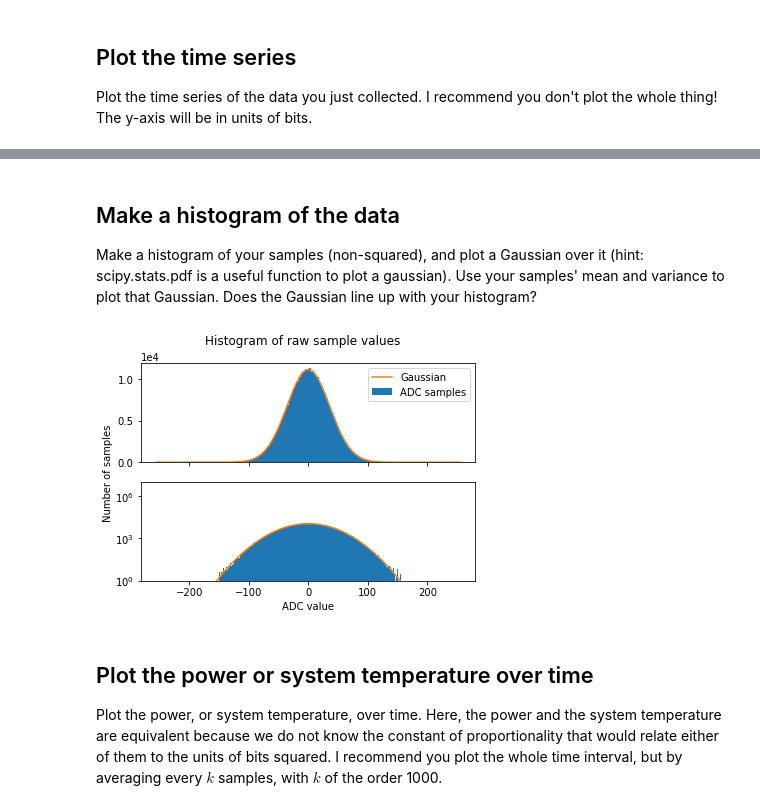
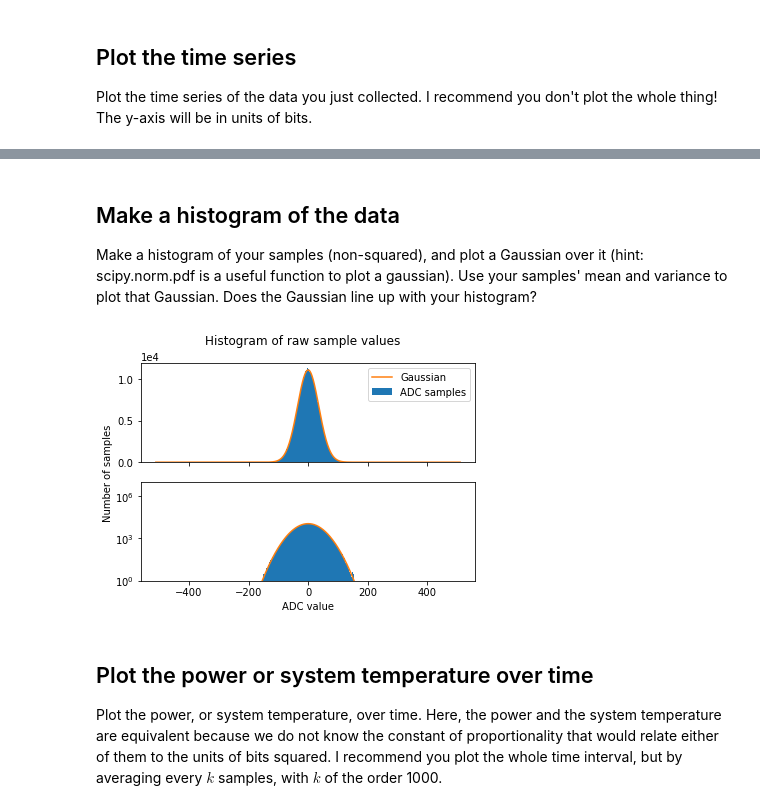
Before and after one commit to vincentmackay/DIVSS2021_Radio_sols, a Jupyter notebook: workshop_1_sol/Workshop 1 - Solutions.ipynb, the cells around one changed output, grey strips where cells are left out. Saved outputs shown, nothing was run; the diff lists cells and outputs as text; code cells hidden in the pictures.

```diff
--- a/workshop_1_sol/Workshop 1 - Solutions.ipynb
+++ b/workshop_1_sol/Workshop 1 - Solutions.ipynb
@@ -74,24 +74,24 @@ Text(0, 0.5, 'Mean subtracted ADC value (bits)')
 # %% [markdown]
 ## Make a histogram of the data
 
-Make a histogram of your samples (non-squared), and plot a Gaussian over it (hint: scipy.stats.pdf is a useful function to plot a gaussian). Use your samples' mean and variance to plot that Gaussian. Does the Gaussian line up with your histogram?
+Make a histogram of your samples (non-squared), and plot a Gaussian over it (hint: scipy.norm.pdf is a useful function to plot a gaussian). Use your samples' mean and variance to plot that Gaussian. Does the Gaussian line up with your histogram?
 # %%
 fig,ax = plt.subplots(2,1,sharex=True)
-x = np.arange(-2**8,2**8,1)
+x = np.arange(-2**9,2**9,1)
 ax[0].hist(data,bins = x, label = 'ADC samples');
 ax[0].plot(x,st.norm.pdf(x-data.mean(),scale=data.var() ** 0.5) * n_samples, label = 'Gaussian')
 ax[0].ticklabel_format(style='sci', axis='y', scilimits=(0,0))
 ax[0].legend()
 
 ax[1].hist(data,bins = x, log=True);
 ax[1].plot(x,st.norm.pdf(x-data.mean(),scale=data.var() ** 0.5) * n_samples)
 ax[1].set_ylim([1,1e7])
 ax[1].set_xlabel('ADC value')
 
 fig.text(0.05,0.5,'Number of samples',rotation=90,ha='center',va='center')
 fig.suptitle('Histogram of raw sample values');
 # %% [output]
-[figure, old version]
+[figure, new version]
 # %% [markdown]
 ## Plot the power or system temperature over time
 
```
Also changed, not shown: parts of 6 cells of this notebook, 12 other files.
